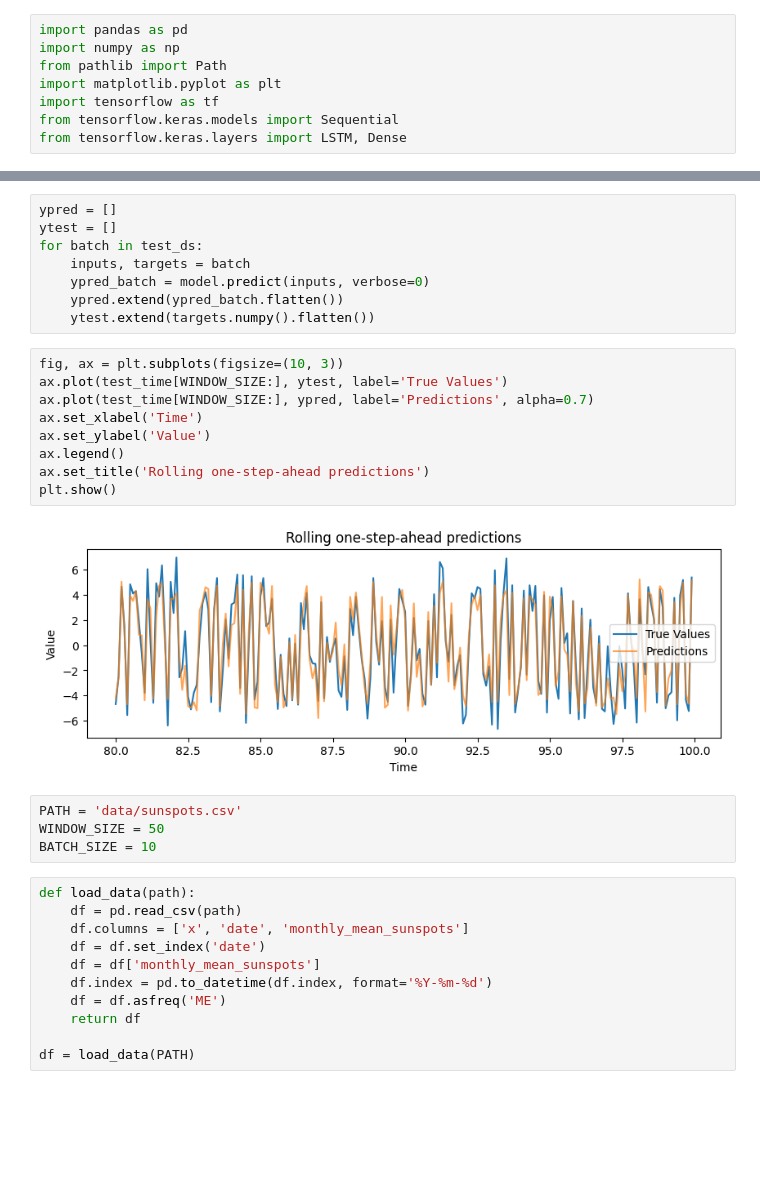
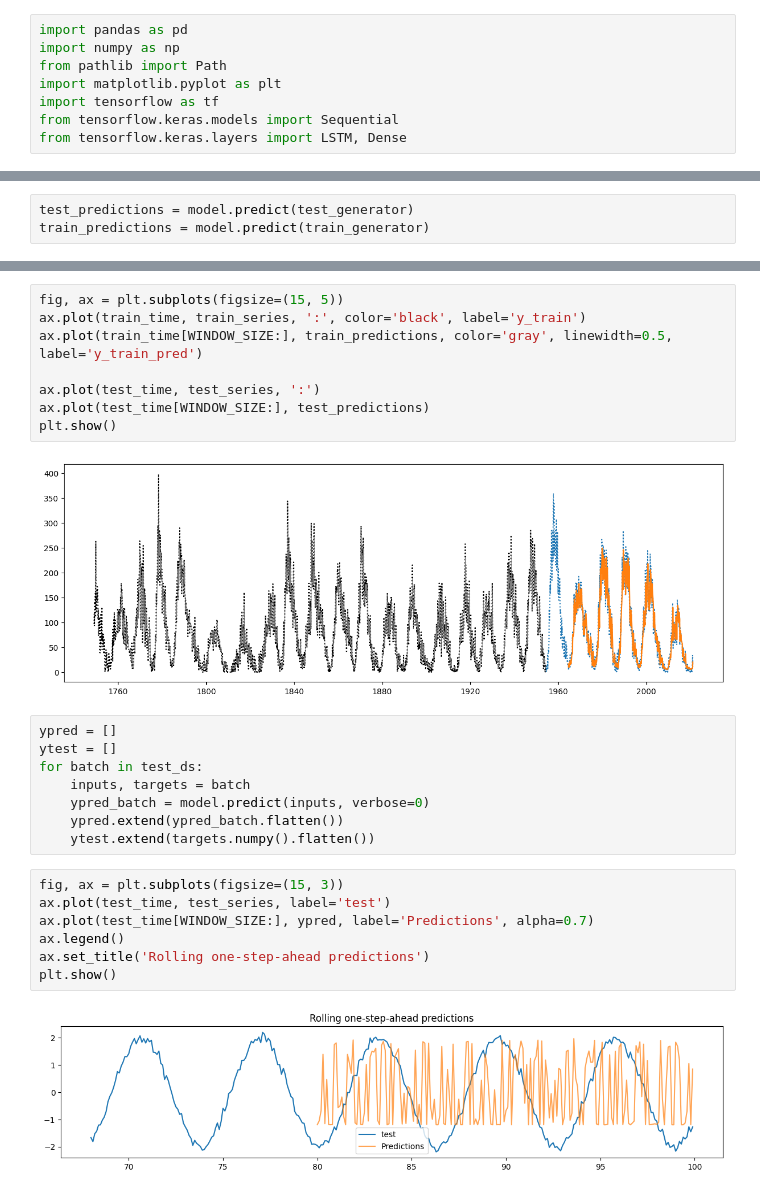
Before and after one commit to robetatis/study_notes_ml, a Jupyter notebook: sunspots.ipynb, the cells around one changed output, grey strips where cells are left out. Drawn from its saved outputs; the diff is of its cells as text; blank space fills up the shorter version.

```diff
--- a/sunspots.ipynb
+++ b/sunspots.ipynb
@@ -124,0 +164,3 @@ plt.show()
+# %%
+test_predictions = model.predict(test_generator)
+train_predictions = model.predict(train_generator)
@@ -125,3 +170,13 @@ plt.show()
+# %%
+fig, ax = plt.subplots(figsize=(15, 5))
+ax.plot(train_time, train_series, ':', color='black', label='y_train')
+ax.plot(train_time[WINDOW_SIZE:], train_predictions, color='gray', linewidth=0.5, label='y_train_pred')
+
+ax.plot(test_time, test_series, ':')
+ax.plot(test_time[WINDOW_SIZE:], test_predictions)
+plt.show()
+# %% [output]
+[figure, added]
 # %%
 ypred = []
 ytest = []
@@ -131,28 +186,11 @@ for batch in test_ds:
     ypred.extend(ypred_batch.flatten())
     ytest.extend(targets.numpy().flatten())
 # %%
-fig, ax = plt.subplots(figsize=(10, 3))
-ax.plot(test_time[WINDOW_SIZE:], ytest, label='True Values')
+fig, ax = plt.subplots(figsize=(15, 3))
+ax.plot(test_time, test_series, label='test')
 ax.plot(test_time[WINDOW_SIZE:], ypred, label='Predictions', alpha=0.7)
-ax.set_xlabel('Time')
-ax.set_ylabel('Value')
 ax.legend()
 ax.set_title('Rolling one-step-ahead predictions')
 plt.show()
 # %% [output]
-[figure, old version]
+[figure, new version]
-# %%
-PATH = 'data/sunspots.csv'
-WINDOW_SIZE = 50
-BATCH_SIZE = 10
-# %%
-def load_data(path):
-    df = pd.read_csv(path)
-    df.columns = ['x', 'date', 'monthly_mean_sunspots']
-    df = df.set_index('date')
-    df = df['monthly_mean_sunspots']
-    df.index = pd.to_datetime(df.index, format='%Y-%m-%d')
-    df = df.asfreq('ME')
-    return df
-
-df = load_data(PATH)
```
Also changed, not shown: parts of 21 cells of this notebook.
